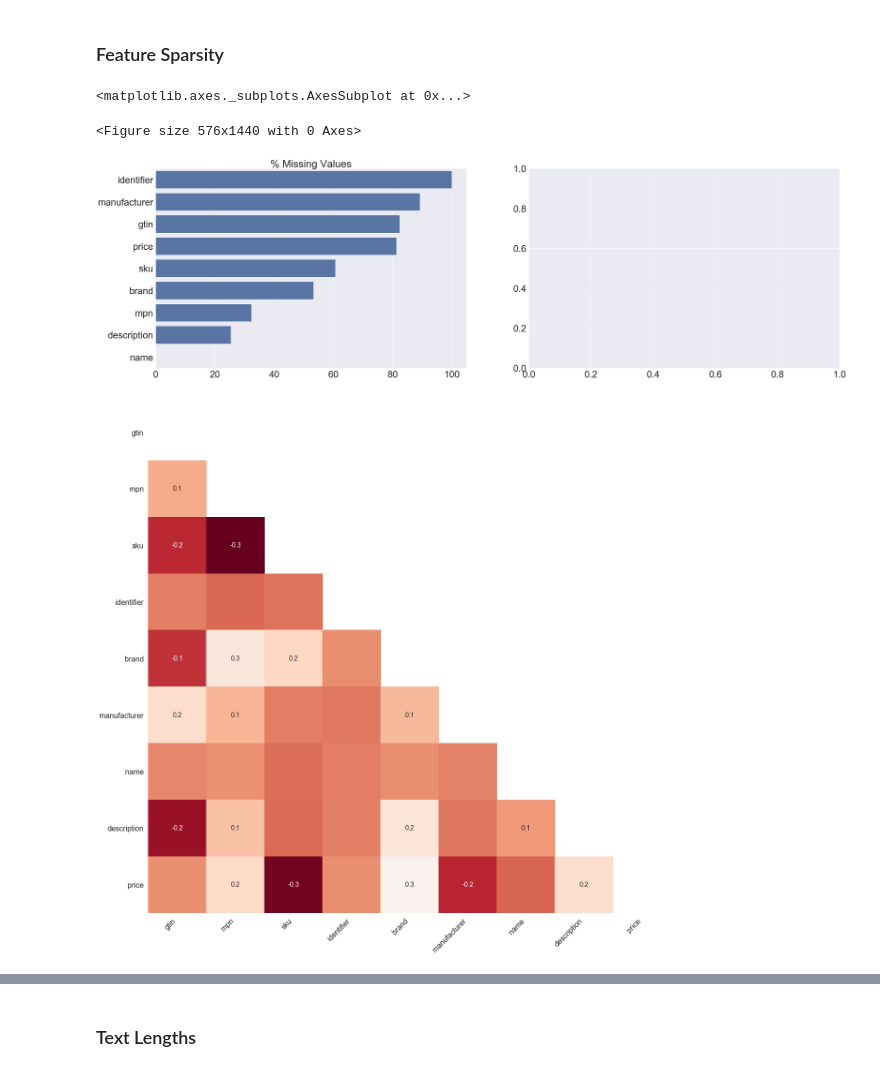
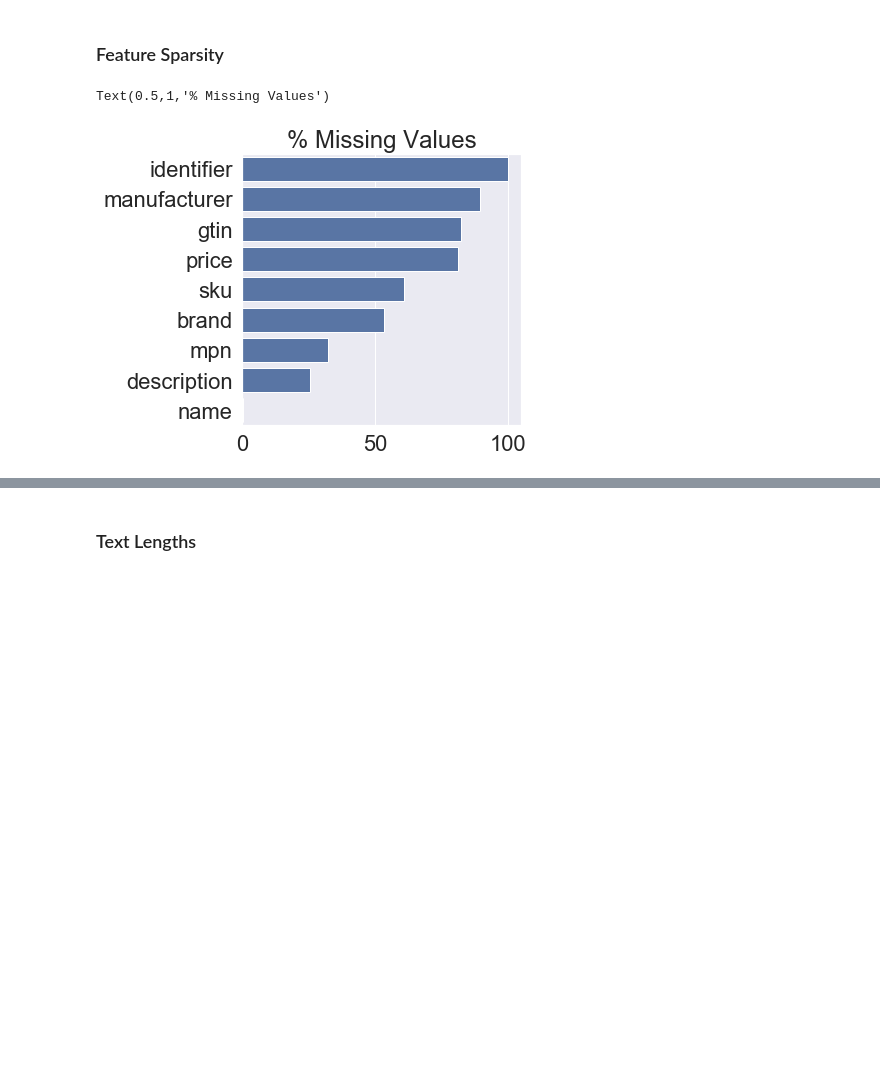
Before and after one commit to kylegilde/Entity-Matching-in-Online-Retail, a Jupyter notebook: Presentation.ipynb, the cells around one changed output, grey strips where cells are left out. Saved outputs shown, nothing was run; the diff lists cells and outputs as text; code cells hidden in the pictures; blank space fills up the shorter version.

```diff
--- a/Presentation.ipynb
+++ b/Presentation.ipynb
@@ -134,25 +134,13 @@ display(HTML(train_test_offer_features_only.head(3).to_html(index=False)))
 null_percentages = calculate_percent_nulls(train_test_offer_features_only, print_series=False, return_series=True)
 nulls_by_index = train_test_offer_features[null_percentages.index].isnull().T
 # %%
-plt.figure(figsize=(8, 20))
-sns.set(font_scale=3.5)
-
-fig, axes = plt.subplots(nrows=1, ncols=2, figsize=(50, 15))
+plt.figure(figsize=(5, 5))
+sns.set(font_scale=2)
 
 sns.barplot(x=null_percentages.values,
             y=null_percentages.index,
-            color="b",
-            ax=axes[0])\
+            color="b")\
             .set_title('% Missing Values')
-
-msno.heatmap(train_test_offer_features_only, figsize=(20,20))
-
-# sns.heatmap(nulls_by_index,
-#             cbar=False,
-#             ax=axes[1])\
-#             .set_title('Missingness by Index')
 # %% [output]
-<matplotlib.axes._subplots.AxesSubplot at 0x...>
+Text(0.5,1,'% Missing Values')
-<Figure size 576x1440 with 0 Axes>
-[figure, old version]
+[figure, new version]
-[figure, removed]
```
Also changed, not shown: parts of 11 cells of this notebook, 22 other files.
